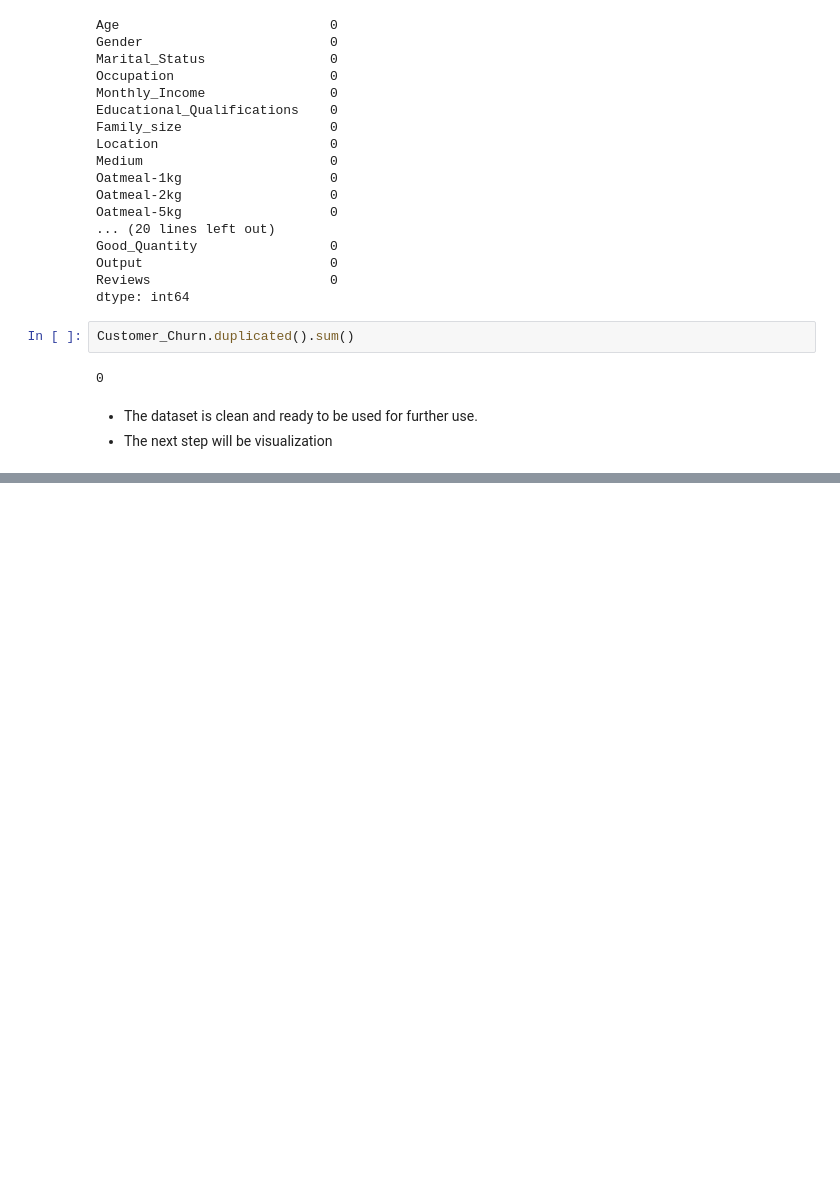
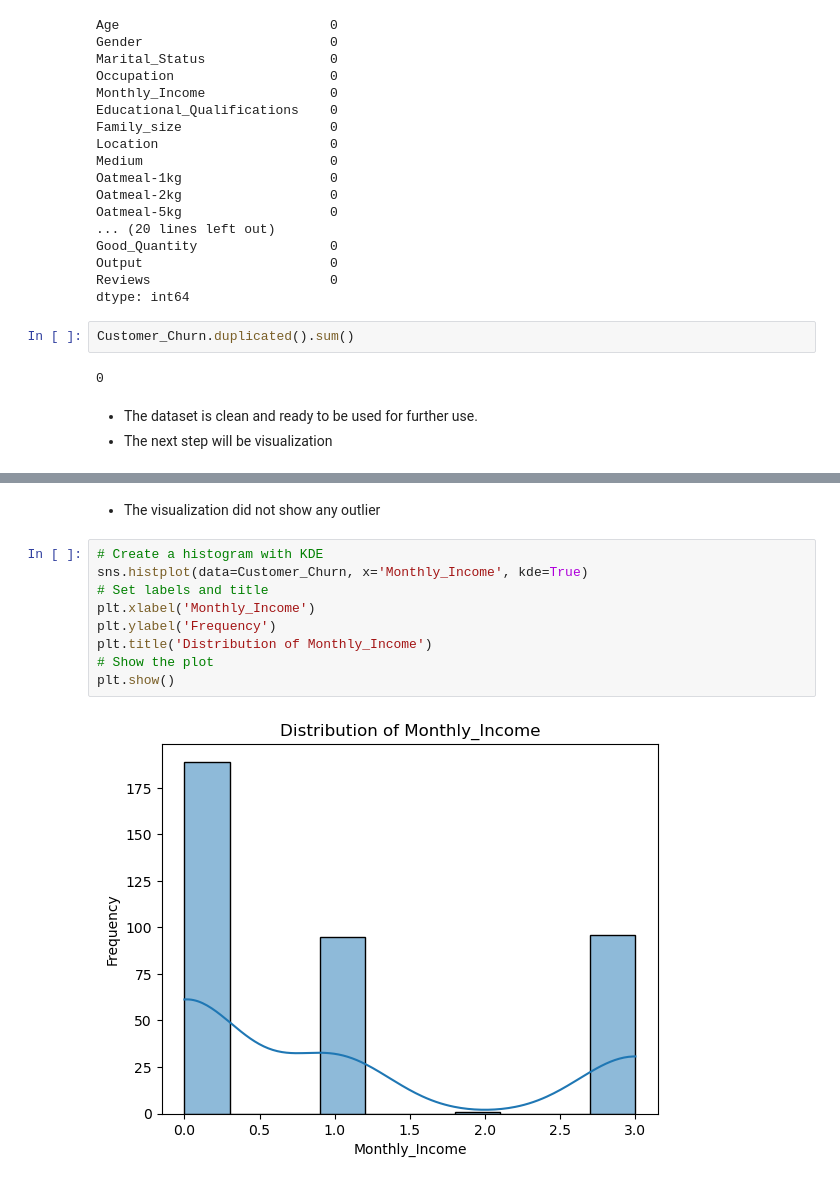
Before and after one commit to UbaChinelo/Customer-churn-prediction-for-Tshally-Foods, a Jupyter notebook: Customer_Churn_Prediction_Tshally_Foods.ipynb, the cells around one changed output, grey strips where cells are left out. Cells and saved outputs as stored; diff of their text form; blank space fills up the shorter version.

```diff
--- a/Customer_Churn_Prediction_Tshally_Foods.ipynb
+++ b/Customer_Churn_Prediction_Tshally_Foods.ipynb
@@ -240,0 +279,13 @@ Customer_Churn.duplicated().sum()
+# %% [markdown]
+- The visualization did not show any outlier
+# %%
+# Create a histogram with KDE
+sns.histplot(data=Customer_Churn, x='Monthly_Income', kde=True)
+# Set labels and title
+plt.xlabel('Monthly_Income')
+plt.ylabel('Frequency')
+plt.title('Distribution of Monthly_Income')
+# Show the plot
+plt.show()
+# %% [output]
+[figure, added]
```
Also changed, not shown: parts of 16 cells of this notebook.
